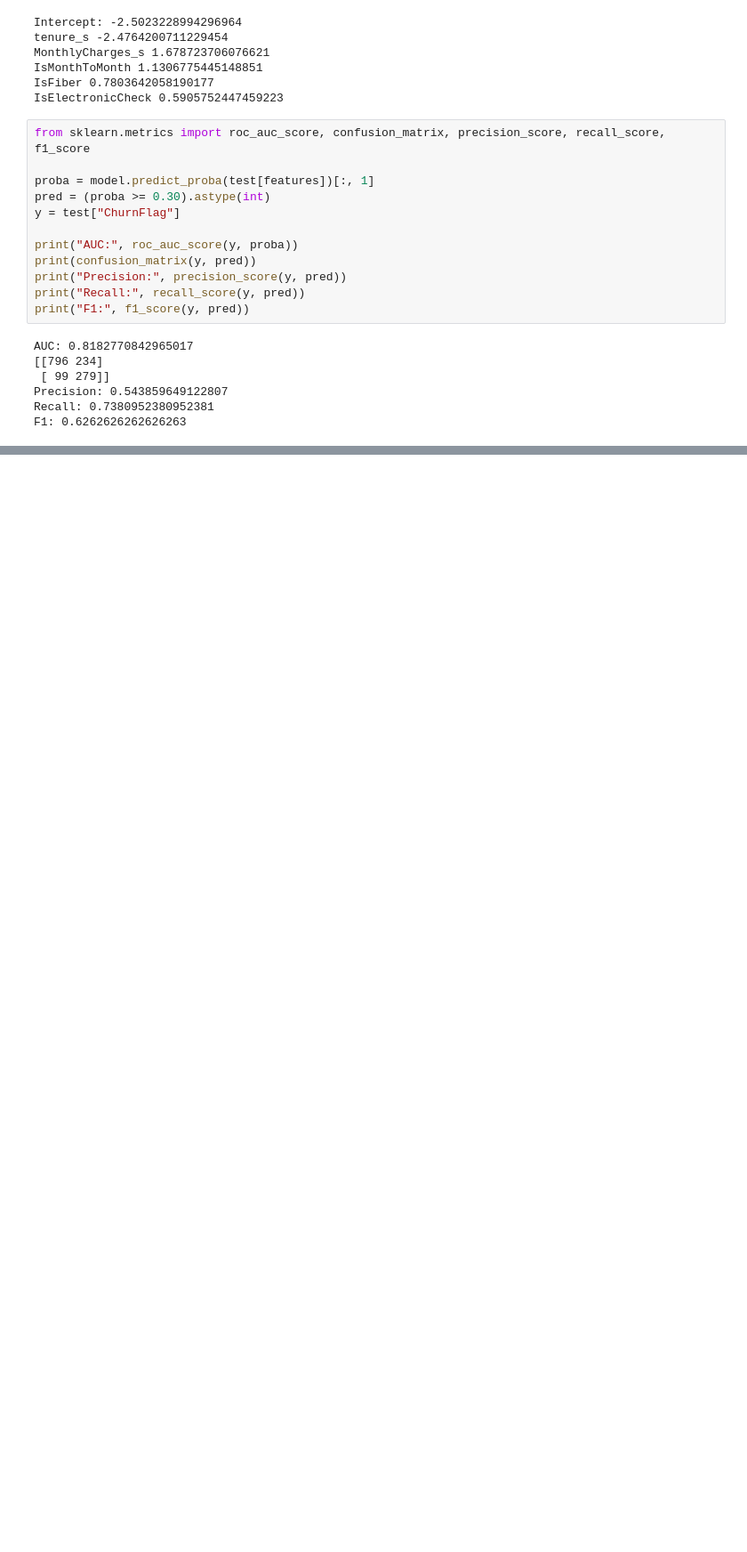
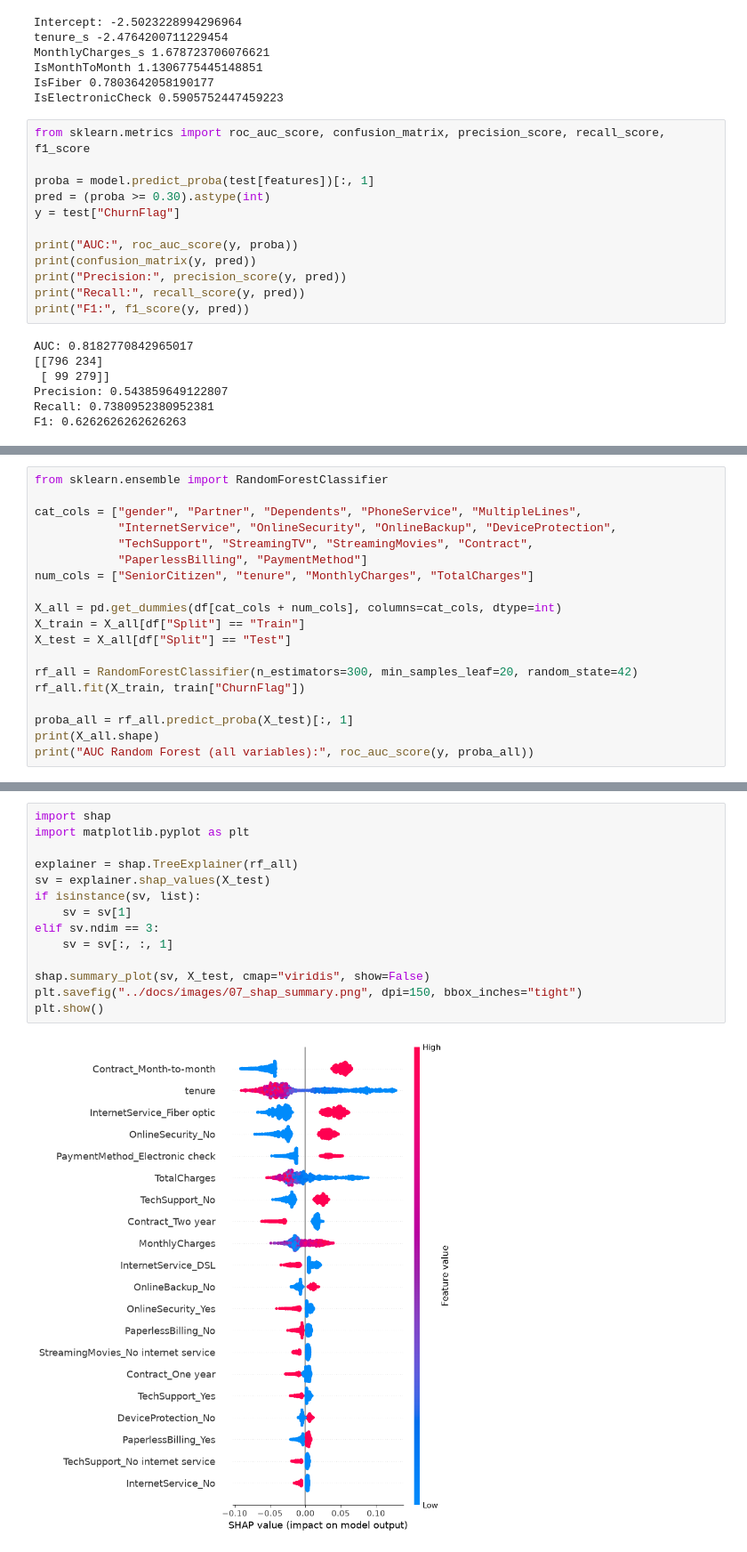
Before and after one commit to LuisLazaroMachado/telco-churn-end-to-end, a Jupyter notebook: python/01_churn_analysis.ipynb, the cells around one changed output, grey strips where cells are left out. Shown at 89% size. Cells and saved outputs as stored; diff of their text form; blank space fills up the shorter version.

Commit message:
Add Random Forest comparison and SHAP summary

```diff
--- a/python/01_churn_analysis.ipynb
+++ b/python/01_churn_analysis.ipynb
@@ -145,0 +162,19 @@ F1: 0.6262626262626263
+# %%
+from sklearn.ensemble import RandomForestClassifier
+
+cat_cols = ["gender", "Partner", "Dependents", "PhoneService", "MultipleLines",
+            "InternetService", "OnlineSecurity", "OnlineBackup", "DeviceProtection",
+            "TechSupport", "StreamingTV", "StreamingMovies", "Contract",
+            "PaperlessBilling", "PaymentMethod"]
+num_cols = ["SeniorCitizen", "tenure", "MonthlyCharges", "TotalCharges"]
+
+X_all = pd.get_dummies(df[cat_cols + num_cols], columns=cat_cols, dtype=int)
+X_train = X_all[df["Split"] == "Train"]
+X_test = X_all[df["Split"] == "Test"]
+
+rf_all = RandomForestClassifier(n_estimators=300, min_samples_leaf=20, random_state=42)
+rf_all.fit(X_train, train["ChurnFlag"])
+
+proba_all = rf_all.predict_proba(X_test)[:, 1]
+print(X_all.shape)
+print("AUC Random Forest (all variables):", roc_auc_score(y, proba_all))
@@ -145,0 +184,16 @@ F1: 0.6262626262626263
+# %%
+import shap
+import matplotlib.pyplot as plt
+
+explainer = shap.TreeExplainer(rf_all)
+sv = explainer.shap_values(X_test)
+if isinstance(sv, list):
+    sv = sv[1]
+elif sv.ndim == 3:
+    sv = sv[:, :, 1]
+
+shap.summary_plot(sv, X_test, cmap="viridis", show=False)
+plt.savefig("../docs/images/07_shap_summary.png", dpi=150, bbox_inches="tight")
+plt.show()
+# %% [output]
+[figure, added]
```
Also changed, not shown: parts of 2 cells of this notebook, 1 other file.
